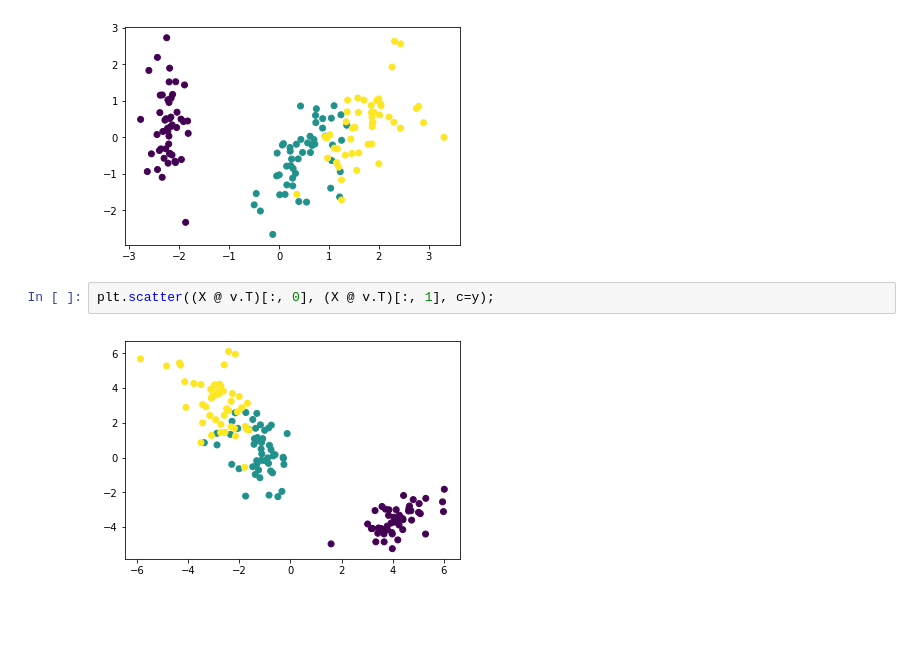
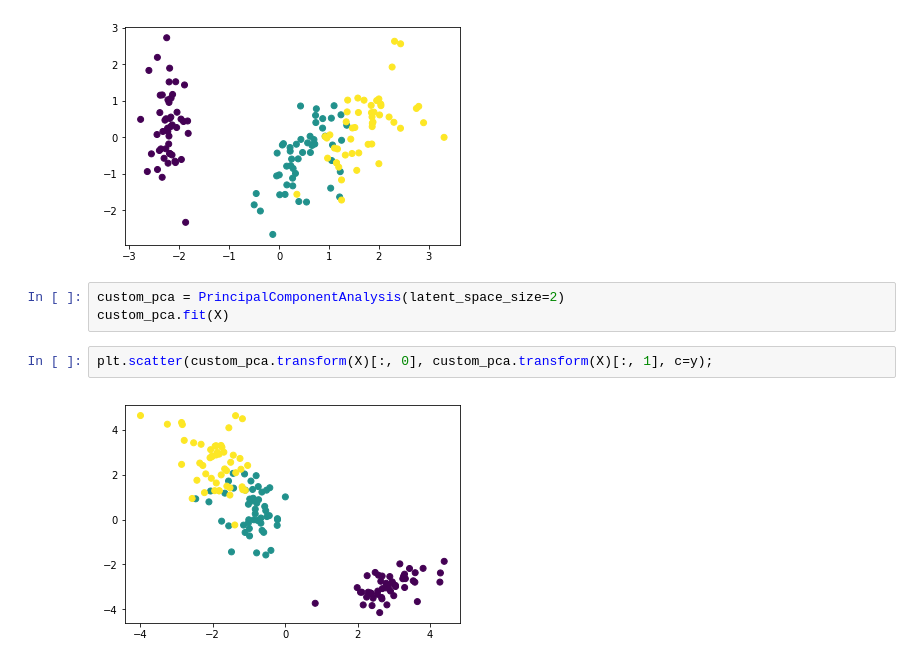
Before and after one commit to lvoursl-zz/ml-from-scratch, a Jupyter notebook: examples_unsupervised.ipynb, the cells around one changed output. Cells and saved outputs as stored; diff of their text form; blank space fills up the shorter version.

```diff
--- a/examples_unsupervised.ipynb
+++ b/examples_unsupervised.ipynb
@@ -88,7 +88,10 @@ PCA(copy=True, iterated_power='auto', n_components=2, random_state=None,
 plt.scatter(pca.transform(X)[:,0], pca.transform(X)[:,1], c=y);
 # %% [output]
 [figure]
+# %%
+custom_pca = PrincipalComponentAnalysis(latent_space_size=2)
+custom_pca.fit(X)
 # %%
-plt.scatter((X @ v.T)[:, 0], (X @ v.T)[:, 1], c=y);
+plt.scatter(custom_pca.transform(X)[:, 0], custom_pca.transform(X)[:, 1], c=y);
 # %% [output]
-[figure, old version]
+[figure, new version]
```
Also changed, not shown: parts of 7 cells of this notebook, 1 other file.
